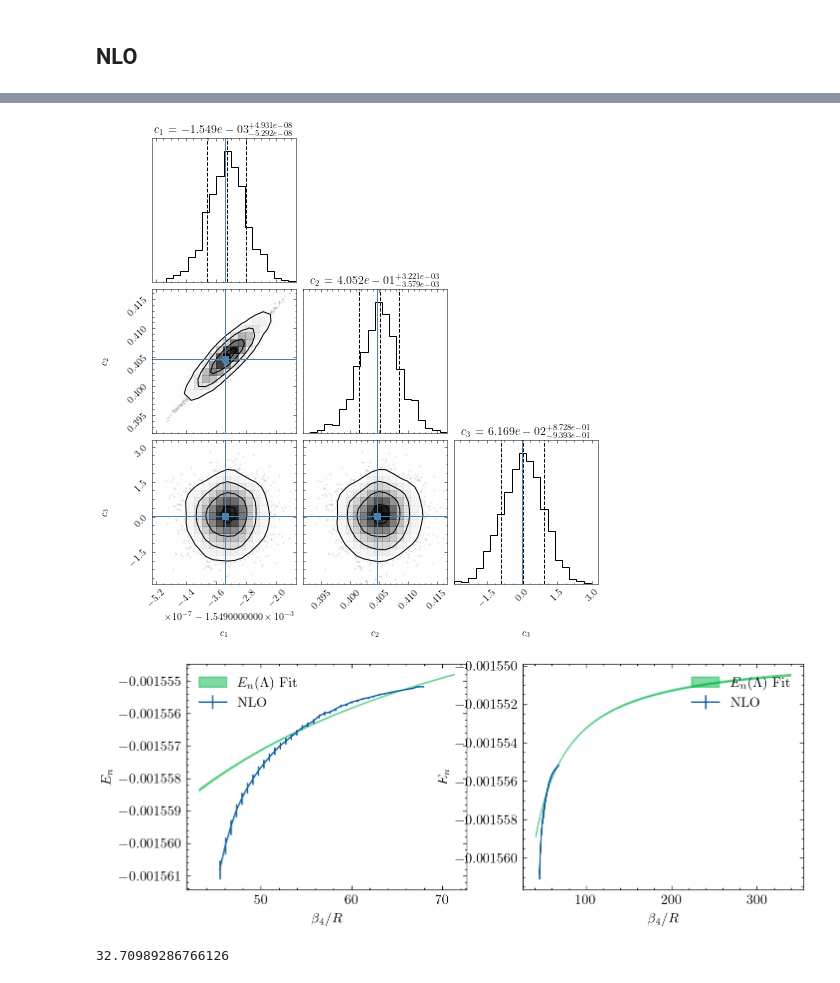
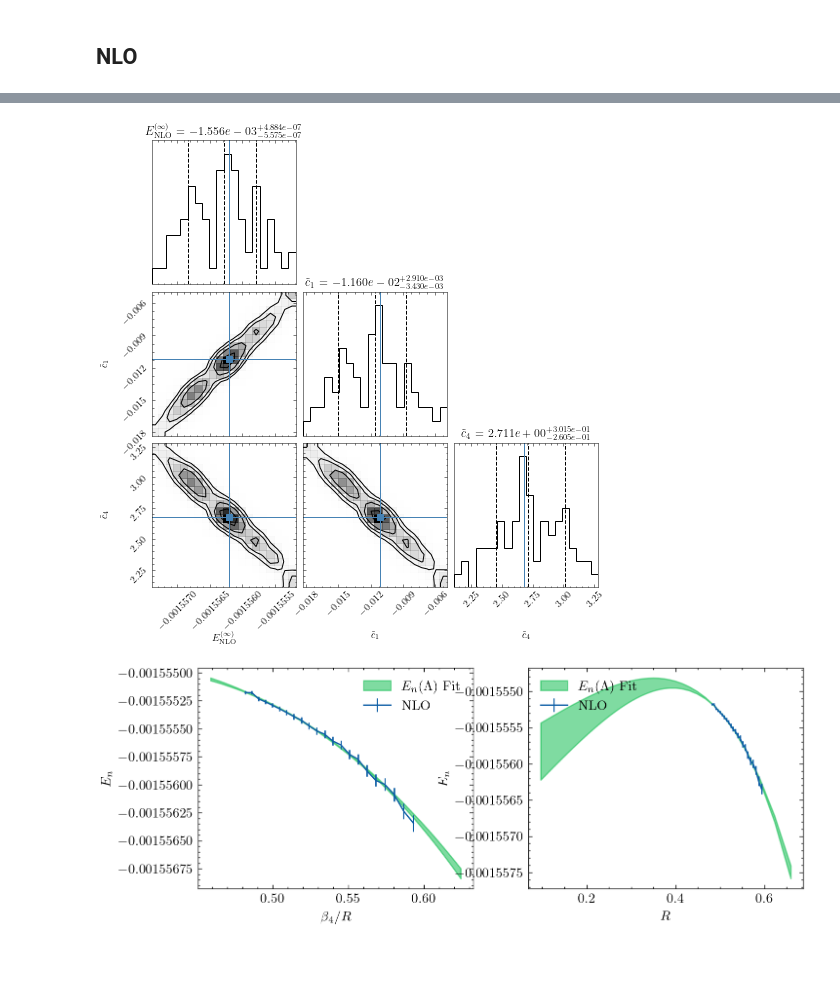
Before and after one commit to odell/id4, a Jupyter notebook: Bayesian Binding Energy Extrapolations.ipynb, the cells around one changed output, grey strips where cells are left out. Saved outputs shown, nothing was run; the diff lists cells and outputs as text; code cells hidden in the pictures.

```diff
--- a/Bayesian Binding Energy Extrapolations.ipynb
+++ b/Bayesian Binding Energy Extrapolations.ipynb
@@ -149,11 +153,11 @@ class Model:
 # %%
 R_nlo = nlo[:, 0]
-x_nlo = const.BETA4 / R_nlo
+x_nlo = np.pi / R_nlo
 energies_nlo = -nlo[:, 1:-1].T
 
 ii = np.intersect1d(
-    np.where(x_nlo > 45)[0],
-    np.where(x_nlo < 70)[0]
+    np.where(const.BETA4/np.pi*x_nlo > 55)[0],
+    np.where(const.BETA4/np.pi*x_nlo < 70)[0]
 )
 
 index = 5
@@ -179,9 +183,9 @@ ax.errorbar(m.Lambdas, m.energies, yerr=m.de);
 # %%
-state = m.sampler.run_mcmc(m.theta0, 2000, thin_by=10, progress=True)
+state = m.sampler.run_mcmc(m.theta0, 2000, thin_by=20, progress=True)
 # %%
 # state = m.cont(2000)
 # %%
-nb = 250
+nb = 1700
 lnp = m.sampler.get_log_prob()
 ii = np.where(np.min(lnp[nb:], axis=0) > -np.inf)[0]
 # %%
@@ -194,7 +198,7 @@ ax.plot(lnp[nb:, ii]);
 # %%
 tau = ceil(np.max(emcee.autocorr.integrated_time(m.sampler.get_chain(discard=nb)[:, ii, :])))
 # %%
-chain = m.sampler.get_chain(discard=nb, thin=tau)[:, ii, :]
+chain = m.sampler.get_chain(discard=nb, thin=70)[:, ii, :]
 # %%
 fig, ax = plt.subplots(ndim, figsize=(4, 9), dpi=200)
 fig.patch.set_facecolor('white')
@@ -209,43 +213,42 @@ flat_chain = m.sampler.get_chain(discard=nb, flat=True)
 theta_star = flat_chain[np.argmax(flat_lnp)]
 # %%
 fig = corner(chain.reshape(-1, 3), truths=theta_star, quantiles=[0.16, 0.5, 0.84], show_titles=True,
-             labels=[r'$c_1$', r'$c_2$', r'$c_3$'], smooth=True, title_fmt='.3e')
+             labels=[r'$E_{\rm NLO}^{(\infty)}$', r'$\tilde{c}_1$', r'$\tilde{c}_4$'],
+             smooth=True, title_fmt='.3e')
 # %% [output]
-[figure, old version]
+[figure, new version]
 # %%
 fig, ax = plt.subplots(1, 2, figsize=(8, 3), dpi=200)
 fig.patch.set_facecolor('white')
 
 wide_Lambdas = np.linspace(0.95*m.Lambdas[0], 1.05*m.Lambdas[-1], 100)
+wide_Rs = np.pi / wide_Lambdas
 
 mus = np.array(
     [convergence12_improved(wide_Lambdas, *theta, m.gamma) for theta in chain.reshape(-1, ndim)]
 )
 low, med, high = np.quantile(mus, [0.16, 0.5, 0.84], axis=0)
 
-ax[0].fill_between(wide_Lambdas, low, high, color='C1', alpha=0.5, label=r'$E_n(\Lambda)$ Fit')
-ax[0].errorbar(m.Lambdas, m.energies, yerr=m.de, label='NLO')
+ax[0].fill_between(wide_Rs, low, high, color='C1', alpha=0.5, label=r'$E_n(\Lambda)$ Fit')
+ax[0].errorbar(m.Rs, m.energies, yerr=m.de, label='NLO')
 
 ax[0].legend()
 ax[0].set_xlabel(r'$\beta_4/R$')
 ax[0].set_ylabel(r'$E_n$')
 
 wide_Lambdas = np.linspace(0.9*m.Lambdas[0], 5*m.Lambdas[-1], 100)
+wide_Rs = np.pi / wide_Lambdas
 
 mus = np.array(
     [convergence12_improved(wide_Lambdas, *theta, m.gamma) for theta in chain.reshape(-1, ndim)]
 )
 low, med, high = np.quantile(mus, [0.16, 0.5, 0.84], axis=0)
 
-ax[1].fill_between(wide_Lambdas, low, high, color='C1', alpha=0.5, label=r'$E_n(\Lambda)$ Fit')
-ax[1].errorbar(m.Lambdas, m.energies, yerr=m.de, label='NLO')
+ax[1].fill_between(wide_Rs, low, high, color='C1', alpha=0.5, label=r'$E_n(\Lambda)$ Fit')
+ax[1].errorbar(m.Rs, m.energies, yerr=m.de, label='NLO')
 
 ax[1].legend()
-ax[1].set_xlabel(r'$\beta_4/R$')
+ax[1].set_xlabel(r'$R$')
 ax[1].set_ylabel(r'$E_n$');
 # %% [output]
-[figure, old version]
+[figure, new version]
-# %%
-const.BETA4
-# %% [output]
-32.70989286766126
```
Also changed, not shown: parts of 7 cells of this notebook, 1 other file.
